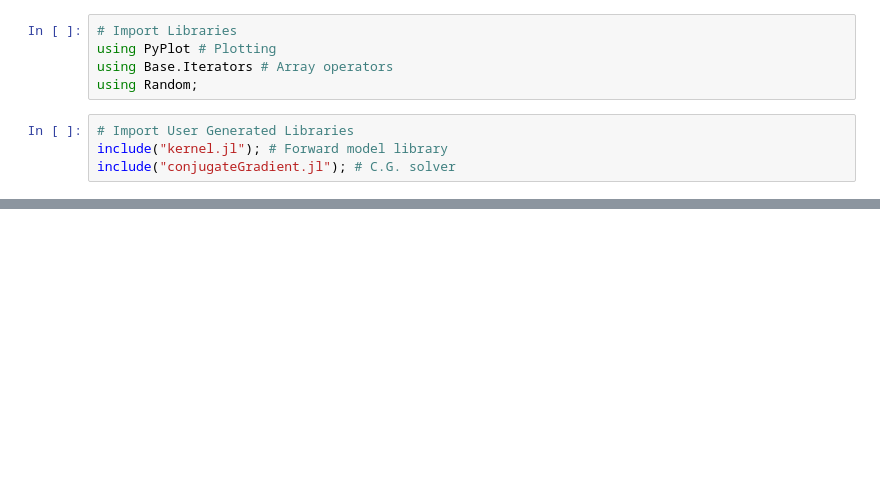
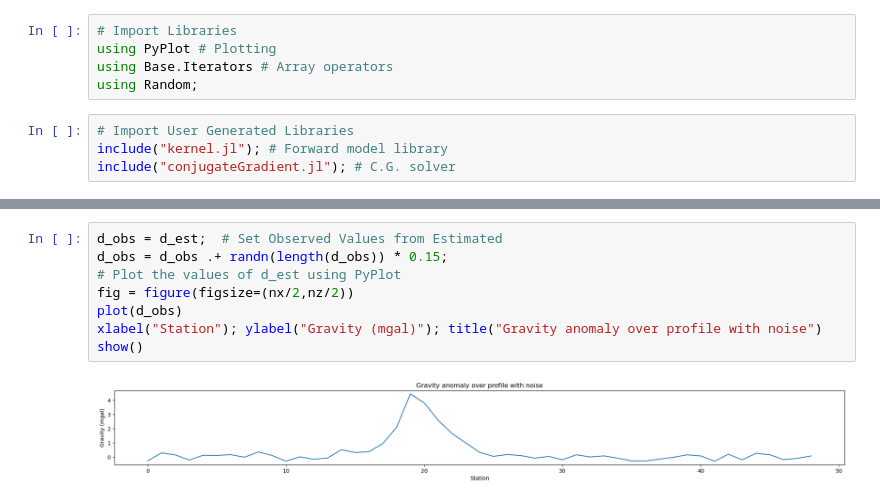
Before and after one commit to c-mancuso/2D-Gravity-Inversion, a Jupyter notebook: Laboratory Assignment A.ipynb, the cells around one changed output, grey strips where cells are left out. Drawn from its saved outputs; the diff is of its cells as text; blank space fills up the shorter version.

```diff
--- a/Laboratory Assignment A.ipynb
+++ b/Laboratory Assignment A.ipynb
@@ -49 +74,11 @@ PyObject <matplotlib.colorbar.Colorbar object at 0x...>
+# %%
+d_obs = d_est;  # Set Observed Values from Estimated
+d_obs = d_obs .+ randn(length(d_obs)) * 0.15;
+# Plot the values of d_est using PyPlot
+fig = figure(figsize=(nx/2,nz/2))
+plot(d_obs)
+xlabel("Station"); ylabel("Gravity (mgal)"); title("Gravity anomaly over profile with noise")
+show()
+# %% [output]
+[figure, added]
 # %%
```
Also changed, not shown: parts of 16 cells of this notebook.
